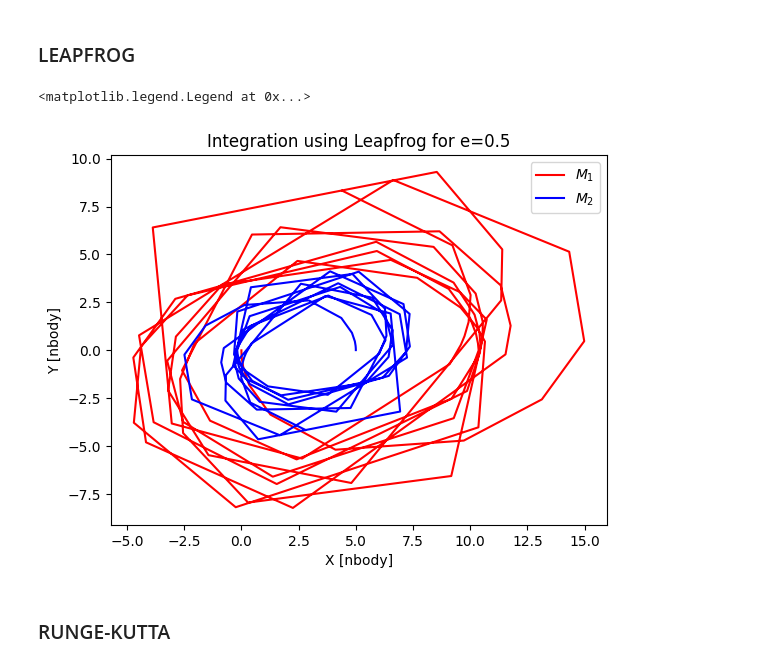
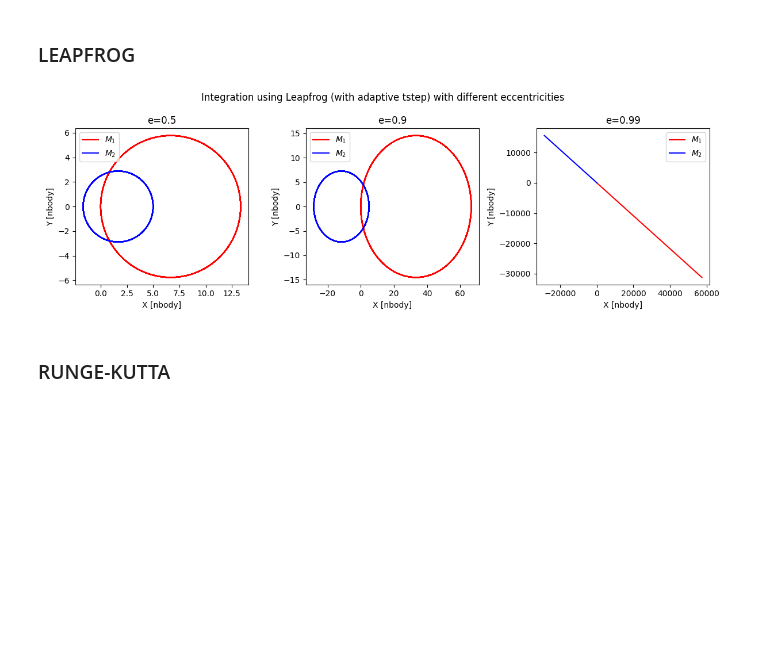
Before and after one commit to giadaaggio/compastro_23, a Jupyter notebook: Fireworks/assignment3/eccentric_orbit_tsunami.ipynb, the cells around one changed output. Saved outputs shown, nothing was run; the diff lists cells and outputs as text; code cells hidden in the pictures; blank space fills up the shorter version.

```diff
--- a/Fireworks/assignment3/eccentric_orbit_tsunami.ipynb
+++ b/Fireworks/assignment3/eccentric_orbit_tsunami.ipynb
@@ -176,7 +209,7 @@ def integration_leapfrog_adaptive(part, h, tsimulation, t, N):
             Ekin_leapfrog.append(Ekin_n)
             Epot_leapfrog.append(Epot_n)
 
-        ts_1 = adaptive_timestep_r(part)
+        ts_1, _, _ = adaptive_timestep_r(part)
         h = ts_1
         time.append(h)
         t += h
@@ -200,14 +230,51 @@ path1_leapfrog_1_tsunami, path2_leapfrog_1_tsunami, Etot_leapfrog_1_tsunami, Eki
-# %%
-#plt.subplot(1,3,1)
-plt.title('Integration using Leapfrog for e=0.5')
-plt.plot(path1_leapfrog_1_tsunami[:,0], path1_leapfrog_1_tsunami[:,1], label=f'$M_1$', color='red')
-plt.plot(path2_leapfrog_1_tsunami[:,0], path2_leapfrog_1_tsunami[:,1], label=f'$M_2$', color='blue')
-plt.xlabel('X [nbody]')
-plt.ylabel('Y [nbody]')
-plt.legend()
-# %% [output]
-<matplotlib.legend.Legend at 0x...>
-[figure, removed]
+# %%
+# e = 0.5
+path1_leapfrog_1_adaptive, path2_leapfrog_1_adaptive, Etot_leapfrog_1_adaptive, Ekin_leapfrog_1_adaptive, Epot_leapfrog_1_adaptive, time_leapfrog_1_adaptive, time2_leapfrog_1_adaptive = integration_leapfrog_adaptive(part_1_leapfrog_adaptive,
+                                                                                                                                                                                                                        h_1, tsimulation_1, t, N)
+
+# e = 0.9
+path1_leapfrog_2_adaptive, path2_leapfrog_2_adaptive, Etot_leapfrog_2_adaptive, Ekin_leapfrog_2_adaptive, Epot_leapfrog_2_adaptive, time_leapfrog_2_adaptive, time2_leapfrog_2_adaptive = integration_leapfrog_adaptive(part_2_leapfrog_adaptive,
+                                                                                                                                                                                                                        h_2, tsimulation_2, t, N)
+
+
+# e = 0.99
+path1_leapfrog_3_adaptive, path2_leapfrog_3_adaptive, Etot_leapfrog_3_adaptive, Ekin_leapfrog_3_adaptive, Epot_leapfrog_3_adaptive, time_leapfrog_3_adaptive, time2_leapfrog_3_adaptive = integration_leapfrog_adaptive(part_3_leapfrog_adaptive,
+                                                                                                                                                                                                                        h_3, tsimulation_3, t, N)
+# %%
+plt.figure(figsize=(12,4))
+
+plt.suptitle('Integration using Leapfrog (with adaptive tstep) with different eccentricities')
+
+#e=0.5
+plt.subplot(1,3,1)
+plt.title('e=0.5')
+plt.plot(path1_leapfrog_1_adaptive[:,0], path1_leapfrog_1_adaptive[:,1], label=f'$M_1$', color='red')
+plt.plot(path2_leapfrog_1_adaptive[:,0], path2_leapfrog_1_adaptive[:,1], label=f'$M_2$', color='blue')
+plt.xlabel('X [nbody]')
+plt.ylabel('Y [nbody]')
+plt.legend()
+
+#e=0.9
+plt.subplot(1,3,2)
+plt.title('e=0.9')
+plt.plot(path1_leapfrog_2_adaptive[:,0], path1_leapfrog_2_adaptive[:,1], label=f'$M_1$', color='red')
+plt.plot(path2_leapfrog_2_adaptive[:,0], path2_leapfrog_2_adaptive[:,1], label=f'$M_2$', color='blue')
+plt.xlabel('X [nbody]')
+plt.ylabel('Y [nbody]')
+plt.legend()
+
+#e=0.99
+plt.subplot(1,3,3)
+plt.title('e=0.99')
+plt.plot(path1_leapfrog_3_adaptive[:,0], path1_leapfrog_3_adaptive[:,1], label=f'$M_1$', color='red')
+plt.plot(path2_leapfrog_3_adaptive[:,0], path2_leapfrog_3_adaptive[:,1], label=f'$M_2$', color='blue')
+plt.xlabel('X [nbody]')
+plt.ylabel('Y [nbody]')
+plt.legend()
+
+plt.tight_layout()
+# %% [output]
+[figure, added]
 # %% [markdown]
 ### RUNGE-KUTTA
 # %%
```
Also changed, not shown: parts of 22 cells of this notebook, 2 other files.
